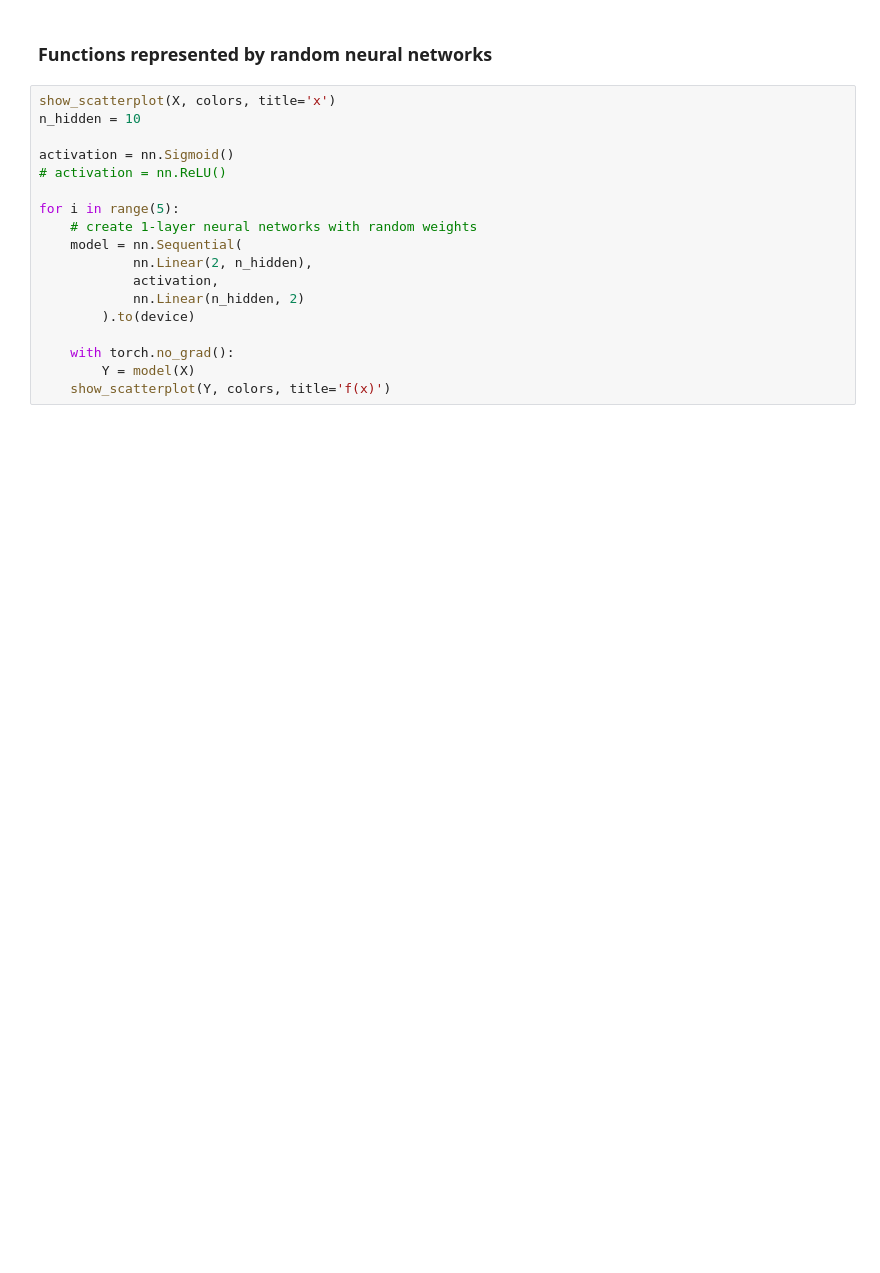
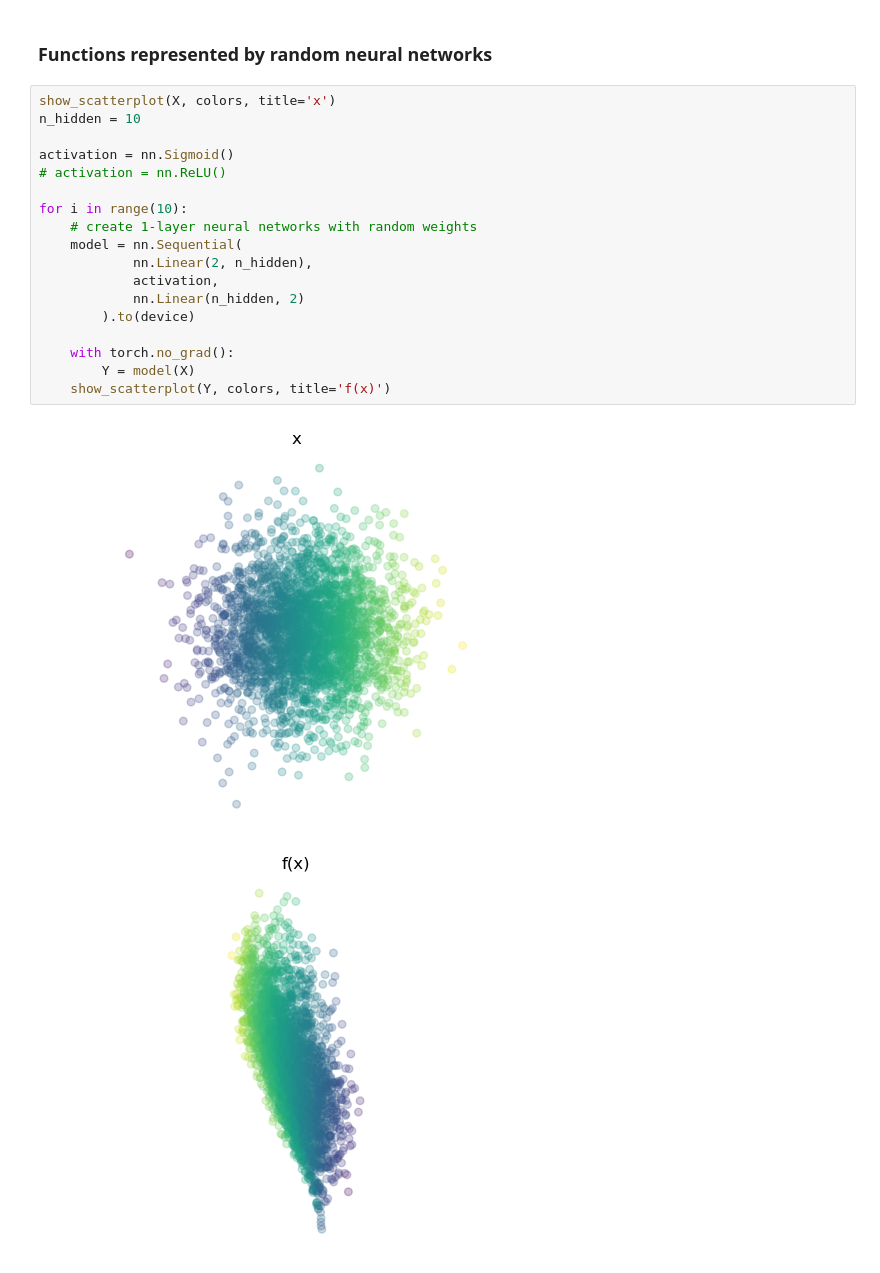
Before and after one commit to glouppe/info8010-deep-learning, a Jupyter notebook: code/lec2-space-stretching.ipynb, the cells around one changed output. Cells and saved outputs as stored; diff of their text form; blank space fills up the shorter version.

```diff
--- a/code/lec2-space-stretching.ipynb
+++ b/code/lec2-space-stretching.ipynb
@@ -126,18 +149,21 @@ for s in range(1, 6):
 # %%
 show_scatterplot(X, colors, title='x')
 n_hidden = 10
 
 activation = nn.Sigmoid()
 # activation = nn.ReLU()
 
-for i in range(5):
+for i in range(10):
     # create 1-layer neural networks with random weights
     model = nn.Sequential(
             nn.Linear(2, n_hidden),
             activation,
             nn.Linear(n_hidden, 2)
         ).to(device)
 
     with torch.no_grad():
         Y = model(X)
     show_scatterplot(Y, colors, title='f(x)')
+# %% [output]
+[figure, added]
+[figure, added]
```
Also changed, not shown: parts of 8 cells of this notebook, 4 other files.
